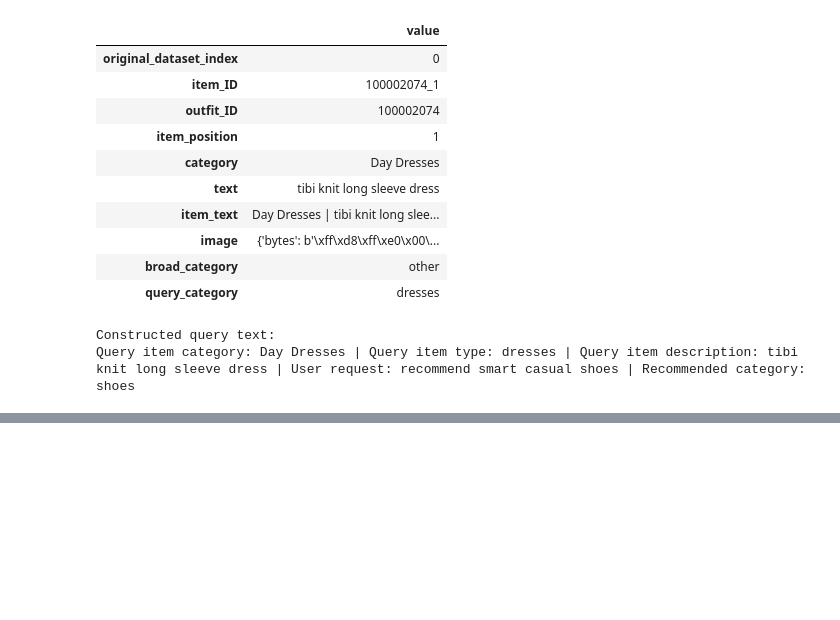
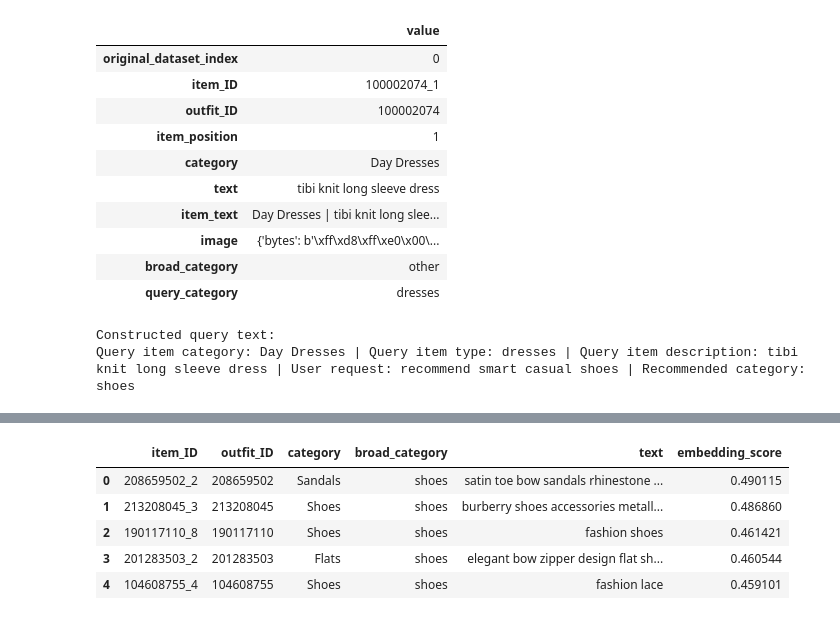
Before and after one commit to farzadismyid/evidence_fashion_recommender, a Jupyter notebook: notebook.ipynb, the cells around one changed output, grey strips where cells are left out. Drawn from its saved outputs; the diff is of its cells as text; code cells hidden in the pictures; blank space fills up the shorter version.

Commit message:
Implement baseline category aware retrieval

```diff
--- a/notebook.ipynb
+++ b/notebook.ipynb
@@ -1385,3 +1385,88 @@ Test query item:
 | query_category | dresses |
 Constructed query text:
 Query item category: Day Dresses | Query item type: dresses | Query item description: tibi knit long sleeve dress | User request: recommend smart casual shoes | Recommended category: shoes
+# %%
+# Cell 23: Category-aware baseline retrieval function
+# RUN EVERY SESSION AFTER FAISS INDEXES ARE BUILT
+
+def retrieve_baseline_recommendations(
+    query_item_id=None,
+    user_text="",
+    target_category="shoes",
+    top_k=5,
+    exclude_same_outfit=True,
+):
+    """
+    Retrieve top-K recommendations from the requested broad category
+    using text embedding cosine similarity.
+    """
+    if target_category not in category_indexes:
+        raise ValueError(
+            f"Unknown target_category={target_category}. "
+            f"Available categories: {list(category_indexes.keys())}"
+        )
+
+    query_item_row = None
+
+    if query_item_id is not None:
+        query_item_row = get_query_item_by_id(query_item_id)
+
+    query_text = build_query_text(
+        query_item_row=query_item_row,
+        user_text=user_text,
+        target_category=target_category
+    )
+
+    query_embedding = text_embedding_model.encode(
+        [query_text],
+        normalize_embeddings=True,
+        convert_to_numpy=True,
+        show_progress_bar=False
+    ).astype("float32")
+
+    # Retrieve more than top_k first so we can remove the query item/outfit if needed.
+    search_k = min(top_k * 20, category_indexes[target_category].ntotal)
+
+    scores, local_indices = category_indexes[target_category].search(
+        query_embedding,
+        search_k
+    )
+
+    global_rows = category_row_lookup[target_category][local_indices[0]]
+
+    results = target_items_for_embeddings.iloc[global_rows].copy()
+    results["embedding_score"] = scores[0]
+
+    if query_item_row is not None:
+        results = results[results["item_ID"] != query_item_row["item_ID"]]
+
+        if exclude_same_outfit:
+            results = results[results["outfit_ID"] != query_item_row["outfit_ID"]]
+
+    results = results.head(top_k).reset_index(drop=True)
+
+    return {
+        "query_text": query_text,
+        "query_item": query_item_row,
+        "target_category": target_category,
+        "results": results,
+    }
+
+
+baseline_test = retrieve_baseline_recommendations(
+    query_item_id="100002074_1",
+    user_text="recommend smart casual shoes",
+    target_category="shoes",
+    top_k=5,
+)
+
+print("Query text used for retrieval:")
+print(baseline_test["query_text"])
+
+print("\nBaseline recommendations:")
+display(
+    baseline_test["results"][
+        ["item_ID", "outfit_ID", "category", "broad_category", "text", "embedding_score"]
+    ]
+)
+# %% [output]
@@ -1387,0 +1477,6 @@ Query item category: Day Dresses | Query item type: dresses | Query item descrip
+|  | item_ID | outfit_ID | category | broad_category | text | embedding_score |
+| 0 | 208659502_2 | 208659502 | Sandals | shoes | satin toe bow sandals rhinestone ... | 0.490115 |
+| 1 | 213208045_3 | 213208045 | Shoes | shoes | burberry shoes accessories metall... | 0.486860 |
+| 2 | 190117110_8 | 190117110 | Shoes | shoes | fashion shoes | 0.461421 |
+| 3 | 201283503_2 | 201283503 | Flats | shoes | elegant bow zipper design flat sh... | 0.460544 |
+| 4 | 104608755_4 | 104608755 | Shoes | shoes | fashion lace | 0.459101 |
```
Also changed, not shown: parts of 1 cell of this notebook.
